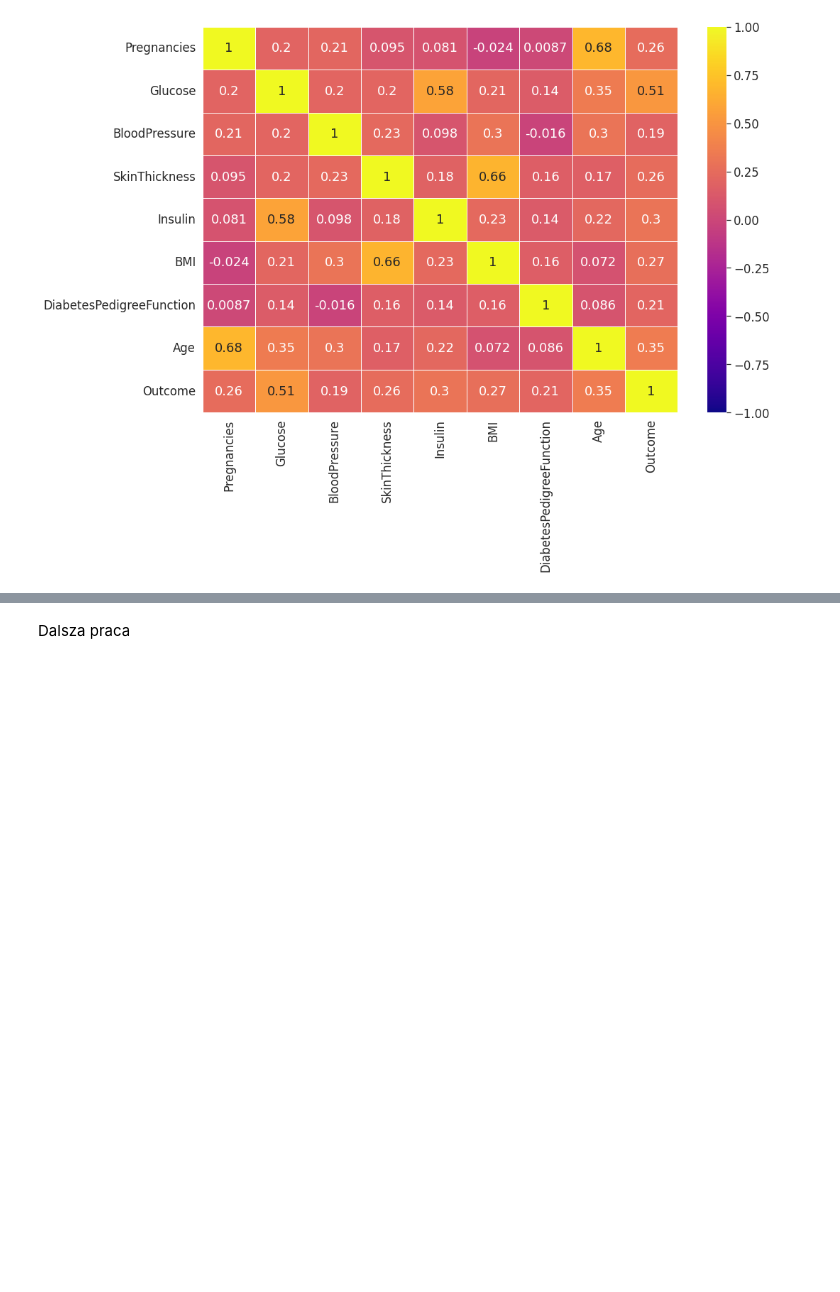
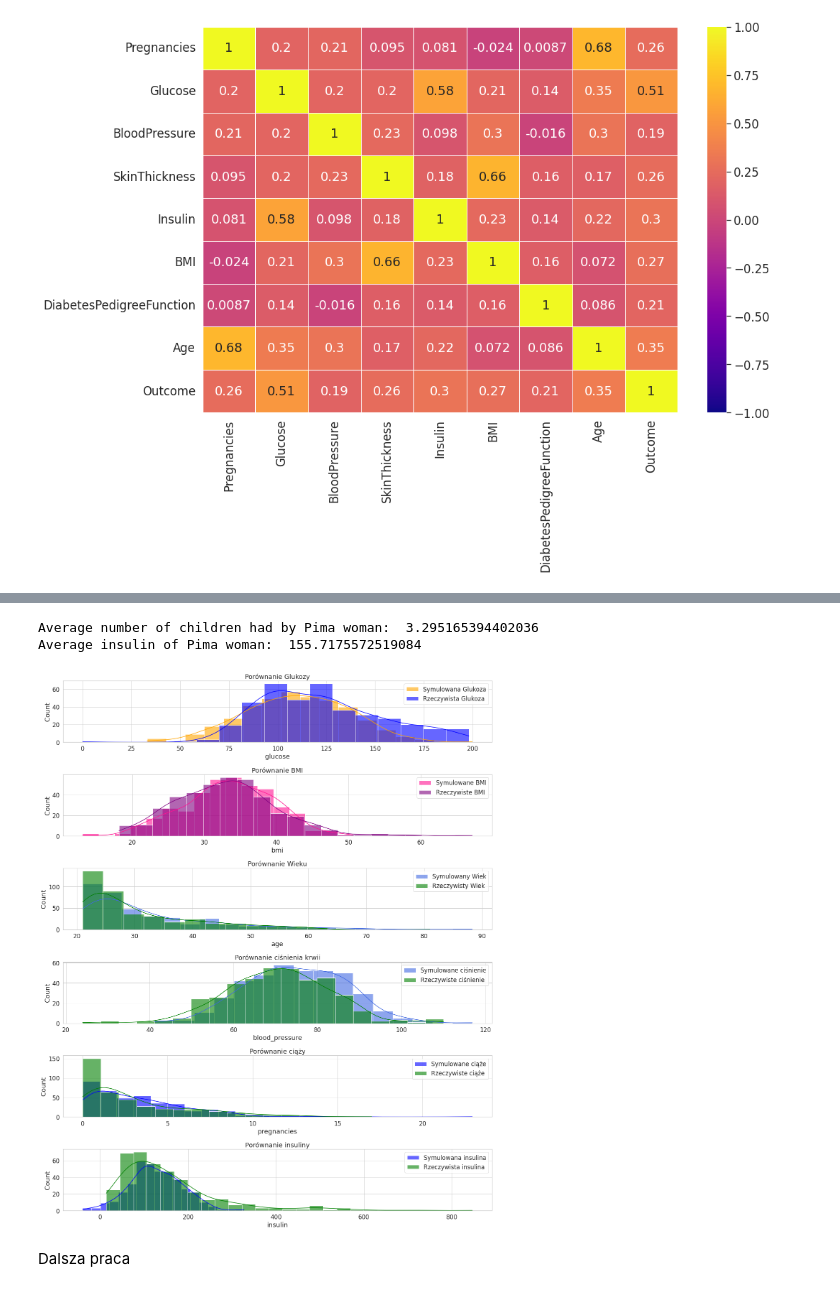
Before and after one commit to konprok/Data-Analytics, a Jupyter notebook: Project/PimaDiabetesPrediction/LogisticRegresion/test_0.ipynb, the cells around one changed output, grey strips where cells are left out. Cells and saved outputs as stored; diff of their text form; code cells hidden in the pictures; blank space fills up the shorter version.

```diff
--- a/Project/PimaDiabetesPrediction/LogisticRegresion/test_0.ipynb
+++ b/Project/PimaDiabetesPrediction/LogisticRegresion/test_0.ipynb
@@ -172,0 +101,18 @@ plt.legend(labels, loc = 'lower left')
+# %%
+with open('Stan/population_0.stan', 'r') as f:
+
+   print(f.read())
+
+model_ppc=CmdStanModel(stan_file='Stan/population_0.stan')
+
+R = 1000
+sim_data = model_ppc.sample(data={'N': 1000},
+                        iter_sampling=393,
+                        iter_warmup=1,
+                        refresh=R,
+                        fixed_param=True,
+                        chains=1)
+
+# Pobranie wyników
+whot = sim_data.draws_pd()
+print(whot[['glucose', 'age', 'bmi']].head())
@@ -173,3 +186,58 @@ plt.legend(labels, loc = 'lower left')
+# %%
+print("Average number of children had by Pima woman: ", pima['Pregnancies'].mean())
+print("Average insulin of Pima woman: ", pima['Insulin'].mean())
+# %% [output]
+Average number of children had by Pima woman:  3.295165394402036
+Average insulin of Pima woman:  155.7175572519084
+# %%
+# Ustawienie stylu Seaborn dla lepszego wyglądu
+sns.set(style='whitegrid', font_scale=1.5)
+
+# Tworzenie figury i osi dla trzech wykresów
+fig, axs = plt.subplots(6, 1, figsize=(18, 22))  # Trzy wykresy jeden pod drugim
+
+# Glukoza
+sns.histplot(data=whot, x='glucose', kde=True, color='orange', ax=axs[0], label='Symulowana Glukoza', alpha=0.6)
+sns.histplot(data=pima, x='Glucose', kde=True, color='blue', ax=axs[0], label='Rzeczywista Glukoza', alpha=0.6)
+axs[0].set_title('Porównanie Glukozy')
+axs[0].legend()
+
+# BMI
+sns.histplot(data=whot, x='bmi', kde=True, color='deeppink', ax=axs[1], label='Symulowane BMI', alpha=0.6)
+sns.histplot(data=pima, x='BMI', kde=True, color='purple', ax=axs[1], label='Rzeczywiste BMI', alpha=0.6)
+axs[1].set_title('Porównanie BMI')
+axs[1].legend()
+
+# Wiek
+sns.histplot(data=whot, x='age', kde=True, color='royalblue', ax=axs[2], label='Symulowany Wiek', alpha=0.6)
+sns.histplot(data=pima, x='Age', kde=True, color='green', ax=axs[2], label='Rzeczywisty Wiek', alpha=0.6)
+axs[2].set_title('Porównanie Wieku')
+axs[2].legend()
+
+# Ciśnienie krwii
+sns.histplot(data=whot, x='blood_pressure', kde=True, color='royalblue', ax=axs[3], label='Symulowane ciśnienie', alpha=0.6)
+sns.histplot(data=pima, x='BloodPressure', kde=True, color='green', ax=axs[3], label='Rzeczywiste ciśnienie', alpha=0.6)
+axs[3].set_title('Porównanie ciśnienia krwii')
+axs[3].legend()
+
+
+# DPF
+sns.histplot(data=whot, x='pregnancies', kde=True, color='blue', ax=axs[4], label='Symulowane ciąże', alpha=0.6)
+sns.histplot(data=pima, x='Pregnancies', kde=True, color='green', ax=axs[4], label='Rzeczywiste ciąże', alpha=0.6)
+axs[4].set_title('Porównanie ciąży')
+axs[4].legend()
+
+# Insulin
+sns.histplot(data=whot, x='insulin', kde=True, color='blue', ax=axs[5], label='Symulowana insulina', alpha=0.6)
+sns.histplot(data=pima, x='Insulin', kde=True, color='green', ax=axs[5], label='Rzeczywista insulina', alpha=0.6)
+axs[5].set_title('Porównanie insuliny')
+axs[5].legend()
+
+# Formatowanie ogólne
+plt.tight_layout()
+plt.show()
+# %% [output]
+[figure, added]
 # %% [markdown]
 Dalsza praca
 # %%
```
Also changed, not shown: parts of 13 cells of this notebook, 34 other files.
